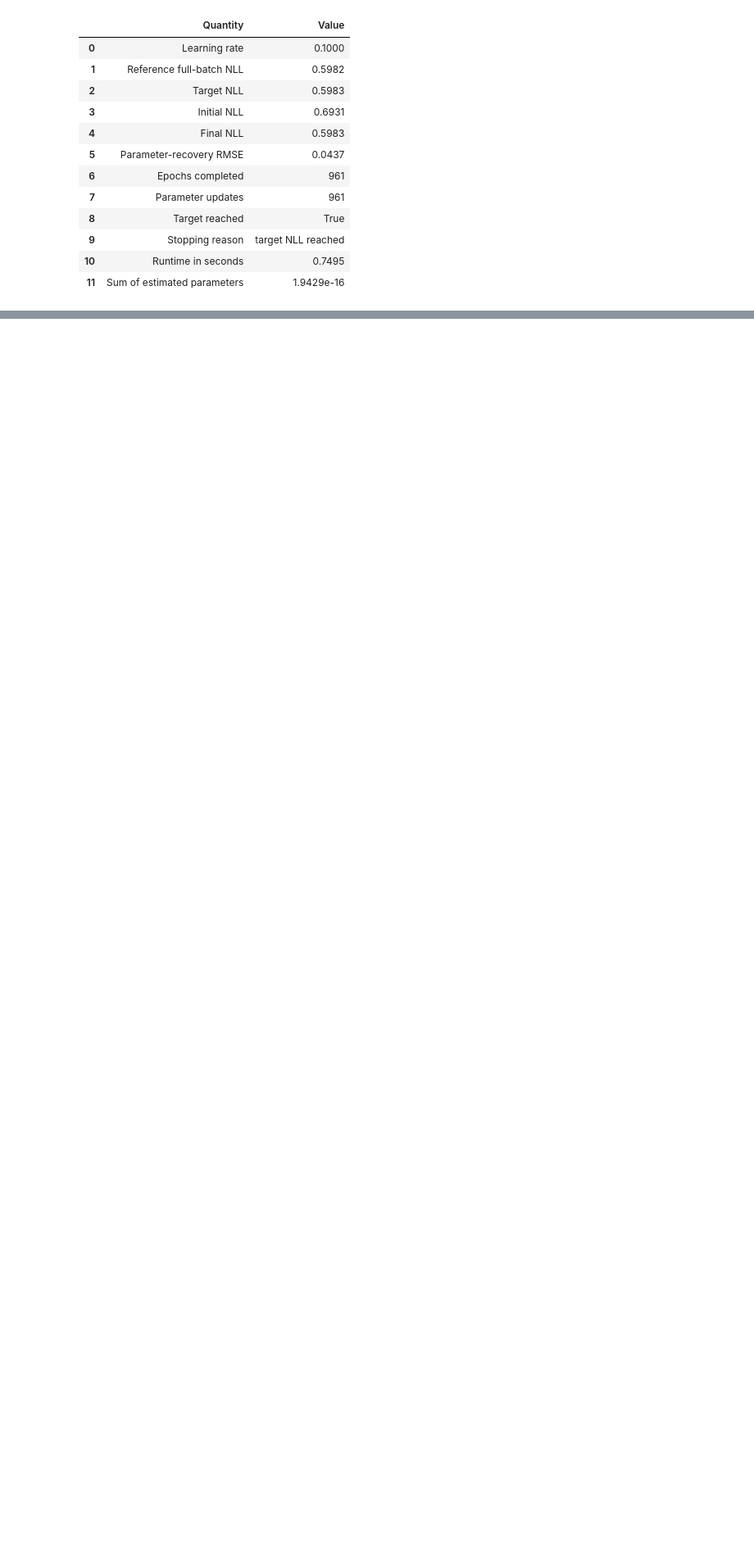
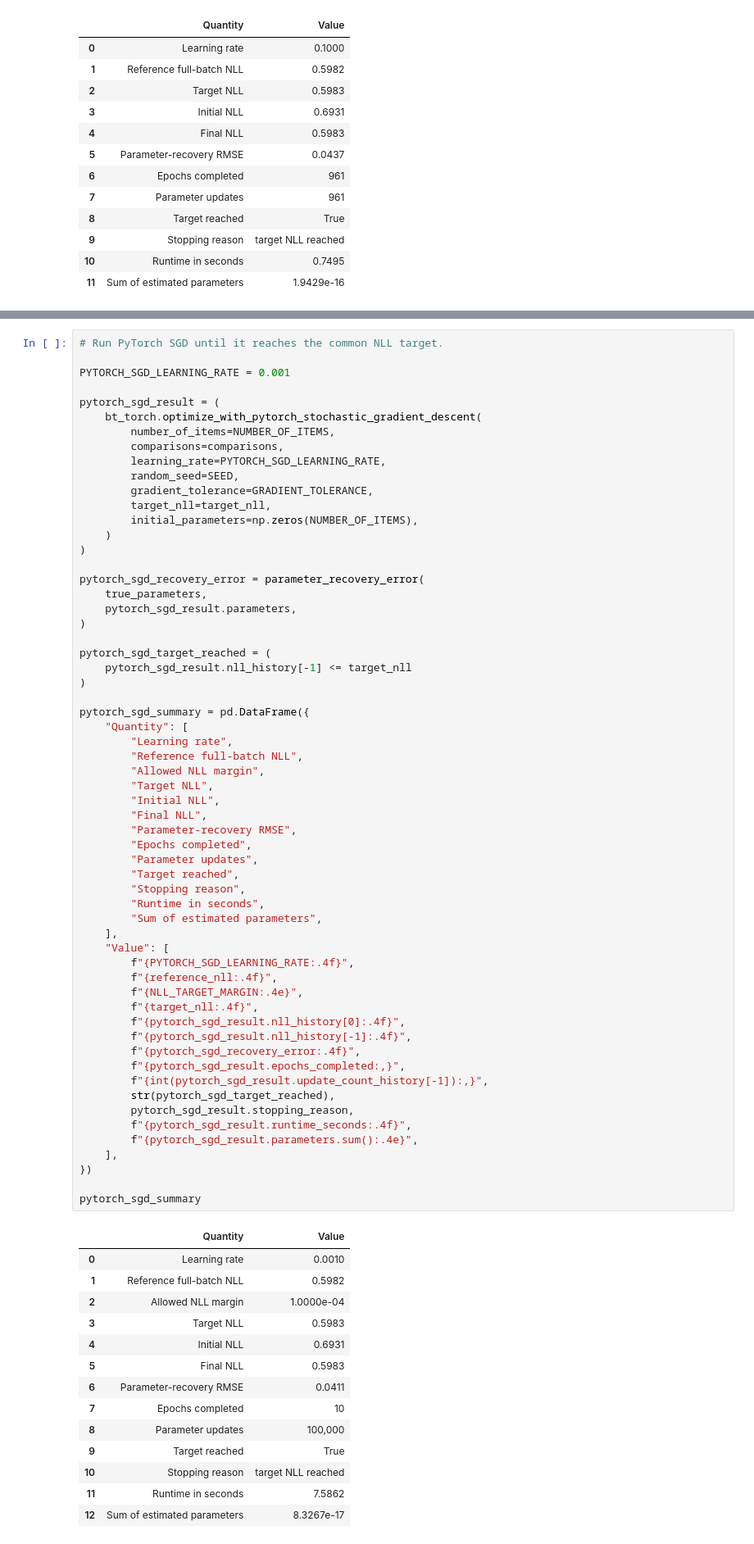
Before and after one commit to rbhdsks/Learning-from-Comparison-Data-Master-Thesis-Project-, a Jupyter notebook: notebooks/experiments/Bradley_Terry_Model/04_BradleyTerry_MLE_Optimizations.ipynb, the cells around one changed output, grey strips where cells are left out. Shown at 82% size. Drawn from its saved outputs; the diff is of its cells as text; blank space fills up the shorter version.

```diff
--- a/notebooks/experiments/Bradley_Terry_Model/04_BradleyTerry_MLE_Optimizations.ipynb
+++ b/notebooks/experiments/Bradley_Terry_Model/04_BradleyTerry_MLE_Optimizations.ipynb
@@ -1799,0 +1802,75 @@ The reason of the same is the autograd overhead for a small BTL model problems m
+# %%
+# Run PyTorch SGD until it reaches the common NLL target.
+
+PYTORCH_SGD_LEARNING_RATE = 0.001
+
+pytorch_sgd_result = (
+    bt_torch.optimize_with_pytorch_stochastic_gradient_descent(
+        number_of_items=NUMBER_OF_ITEMS,
+        comparisons=comparisons,
+        learning_rate=PYTORCH_SGD_LEARNING_RATE,
+        random_seed=SEED,
+        gradient_tolerance=GRADIENT_TOLERANCE,
+        target_nll=target_nll,
+        initial_parameters=np.zeros(NUMBER_OF_ITEMS),
+    )
+)
+
+pytorch_sgd_recovery_error = parameter_recovery_error(
+    true_parameters,
+    pytorch_sgd_result.parameters,
+)
+
+pytorch_sgd_target_reached = (
+    pytorch_sgd_result.nll_history[-1] <= target_nll
+)
+
+pytorch_sgd_summary = pd.DataFrame({
+    "Quantity": [
+        "Learning rate",
+        "Reference full-batch NLL",
+        "Allowed NLL margin",
+        "Target NLL",
+        "Initial NLL",
+        "Final NLL",
+        "Parameter-recovery RMSE",
+        "Epochs completed",
+        "Parameter updates",
+        "Target reached",
+        "Stopping reason",
+        "Runtime in seconds",
+        "Sum of estimated parameters",
+    ],
+    "Value": [
+        f"{PYTORCH_SGD_LEARNING_RATE:.4f}",
+        f"{reference_nll:.4f}",
+        f"{NLL_TARGET_MARGIN:.4e}",
+        f"{target_nll:.4f}",
+        f"{pytorch_sgd_result.nll_history[0]:.4f}",
+        f"{pytorch_sgd_result.nll_history[-1]:.4f}",
+        f"{pytorch_sgd_recovery_error:.4f}",
+        f"{pytorch_sgd_result.epochs_completed:,}",
+        f"{int(pytorch_sgd_result.update_count_history[-1]):,}",
+        str(pytorch_sgd_target_reached),
+        pytorch_sgd_result.stopping_reason,
+        f"{pytorch_sgd_result.runtime_seconds:.4f}",
+        f"{pytorch_sgd_result.parameters.sum():.4e}",
+    ],
+})
+
+pytorch_sgd_summary
+# %% [output]
+|  | Quantity | Value |
+| 0 | Learning rate | 0.0010 |
+| 1 | Reference full-batch NLL | 0.5982 |
+| 2 | Allowed NLL margin | 1.0000e-04 |
+| 3 | Target NLL | 0.5983 |
+| 4 | Initial NLL | 0.6931 |
+| 5 | Final NLL | 0.5983 |
+| 6 | Parameter-recovery RMSE | 0.0411 |
+| 7 | Epochs completed | 10 |
+| 8 | Parameter updates | 100,000 |
+| 9 | Target reached | True |
+| 10 | Stopping reason | target NLL reached |
+| 11 | Runtime in seconds | 7.5862 |
+| 12 | Sum of estimated parameters | 8.3267e-17 |
```
Also changed, not shown: parts of 4 cells of this notebook.
